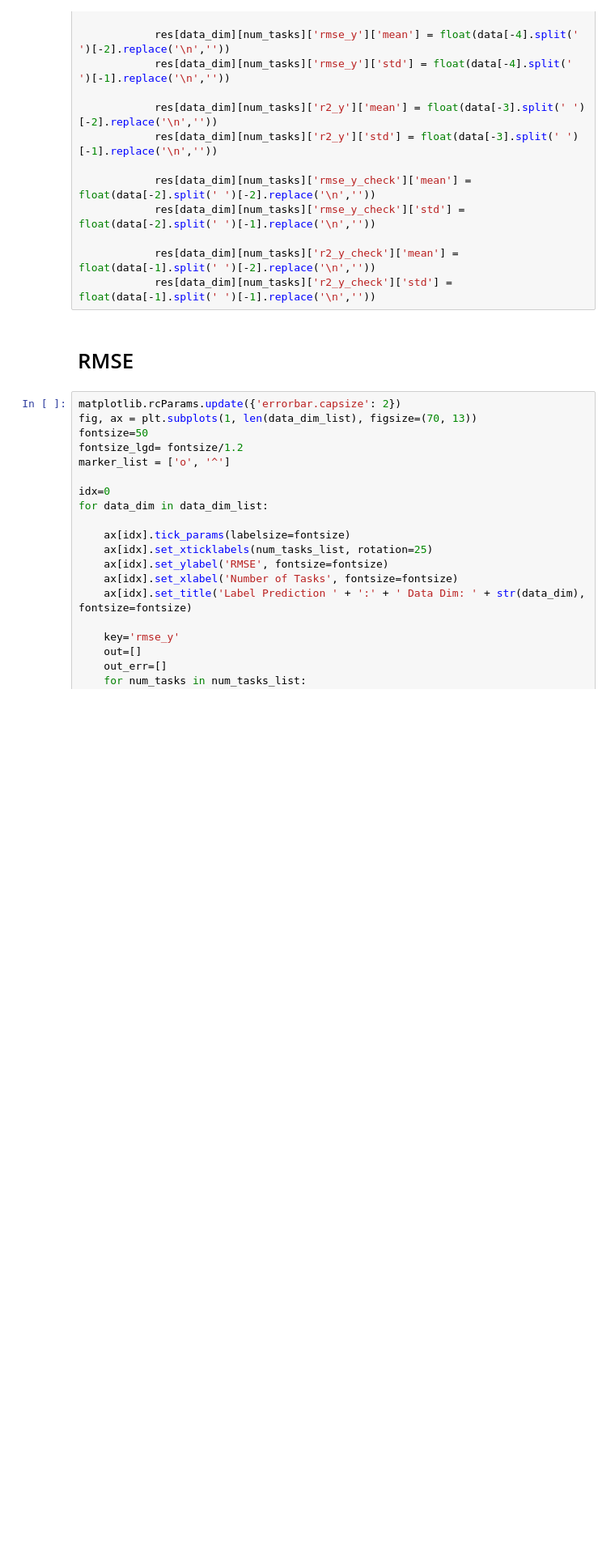
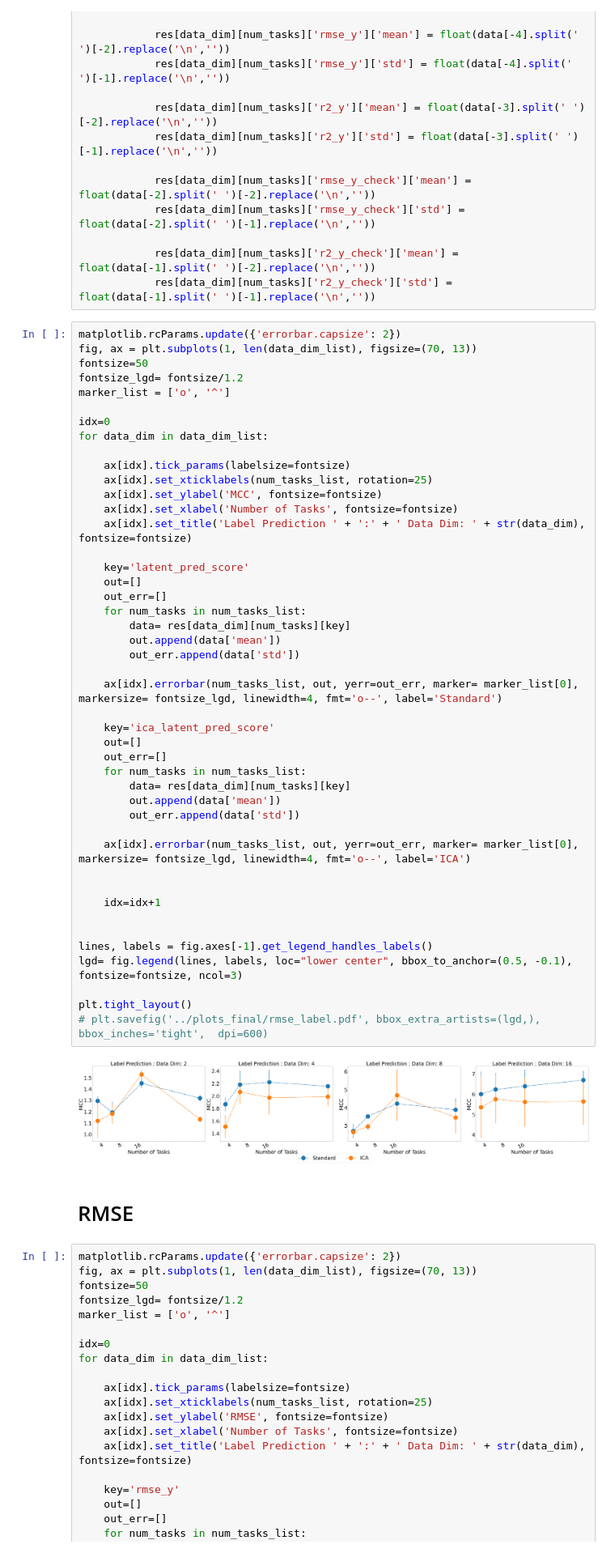
Before and after one commit to divyat09/ood_identification, a Jupyter notebook: notebooks/Results.ipynb, the cells around one changed output. Shown at 81% size. Drawn from its saved outputs; the diff is of its cells as text; blank space fills up the shorter version.

```diff
--- a/notebooks/Results.ipynb
+++ b/notebooks/Results.ipynb
@@ -28,6 +102,53 @@ for data_dim in data_dim_list:
 
             res[data_dim][num_tasks]['r2_y_check']['mean'] = float(data[-1].split(' ')[-2].replace('\n',''))
             res[data_dim][num_tasks]['r2_y_check']['std'] = float(data[-1].split(' ')[-1].replace('\n',''))
+# %%
+matplotlib.rcParams.update({'errorbar.capsize': 2})
+fig, ax = plt.subplots(1, len(data_dim_list), figsize=(70, 13))
+fontsize=50
+fontsize_lgd= fontsize/1.2
+marker_list = ['o', '^']
+
+idx=0
+for data_dim in data_dim_list:
+
+    ax[idx].tick_params(labelsize=fontsize)
+    ax[idx].set_xticklabels(num_tasks_list, rotation=25)
+    ax[idx].set_ylabel('MCC', fontsize=fontsize)
+    ax[idx].set_xlabel('Number of Tasks', fontsize=fontsize)
+    ax[idx].set_title('Label Prediction ' + ':' + ' Data Dim: ' + str(data_dim), fontsize=fontsize)
+
+    key='latent_pred_score'
+    out=[]
+    out_err=[]
+    for num_tasks in num_tasks_list:
+        data= res[data_dim][num_tasks][key]
+        out.append(data['mean'])
+        out_err.append(data['std'])
+
+    ax[idx].errorbar(num_tasks_list, out, yerr=out_err, marker= marker_list[0], markersize= fontsize_lgd, linewidth=4, fmt='o--', label='Standard')
+
+    key='ica_latent_pred_score'
+    out=[]
+    out_err=[]
+    for num_tasks in num_tasks_list:
+        data= res[data_dim][num_tasks][key]
+        out.append(data['mean'])
+        out_err.append(data['std'])
+
+    ax[idx].errorbar(num_tasks_list, out, yerr=out_err, marker= marker_list[0], markersize= fontsize_lgd, linewidth=4, fmt='o--', label='ICA')
+
+
+    idx=idx+1
+
+
+lines, labels = fig.axes[-1].get_legend_handles_labels()
+lgd= fig.legend(lines, labels, loc="lower center", bbox_to_anchor=(0.5, -0.1), fontsize=fontsize, ncol=3)
+
+plt.tight_layout()
+# plt.savefig('../plots_final/rmse_label.pdf', bbox_extra_artists=(lgd,), bbox_inches='tight',  dpi=600)
+# %% [output]
+[figure, added]
 # %% [markdown]
 # RMSE
 # %%
```
Also changed, not shown: parts of 18 cells of this notebook, 9 other files.
